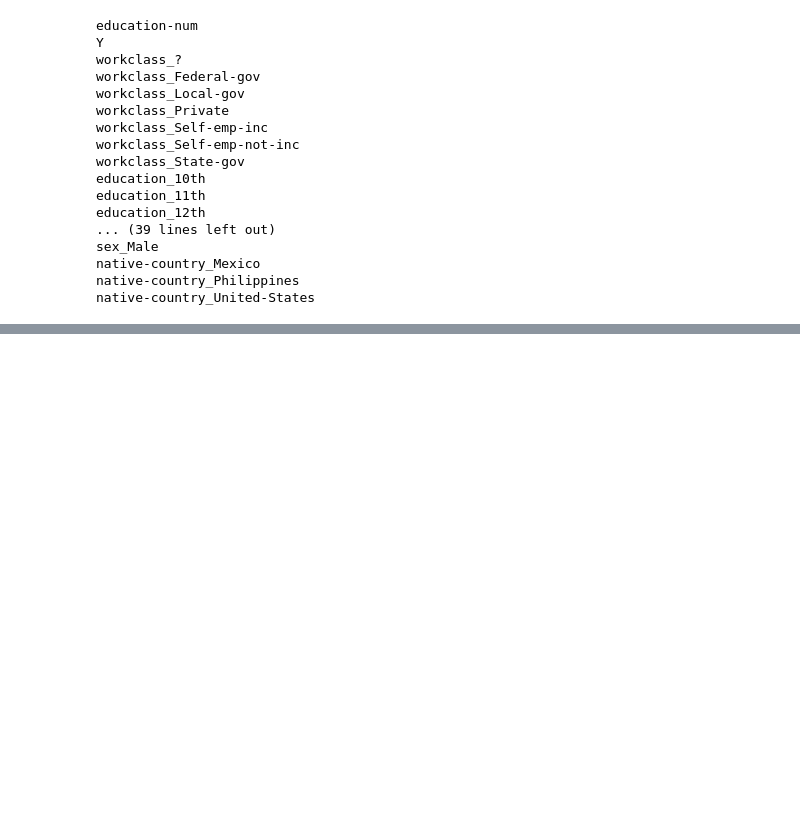
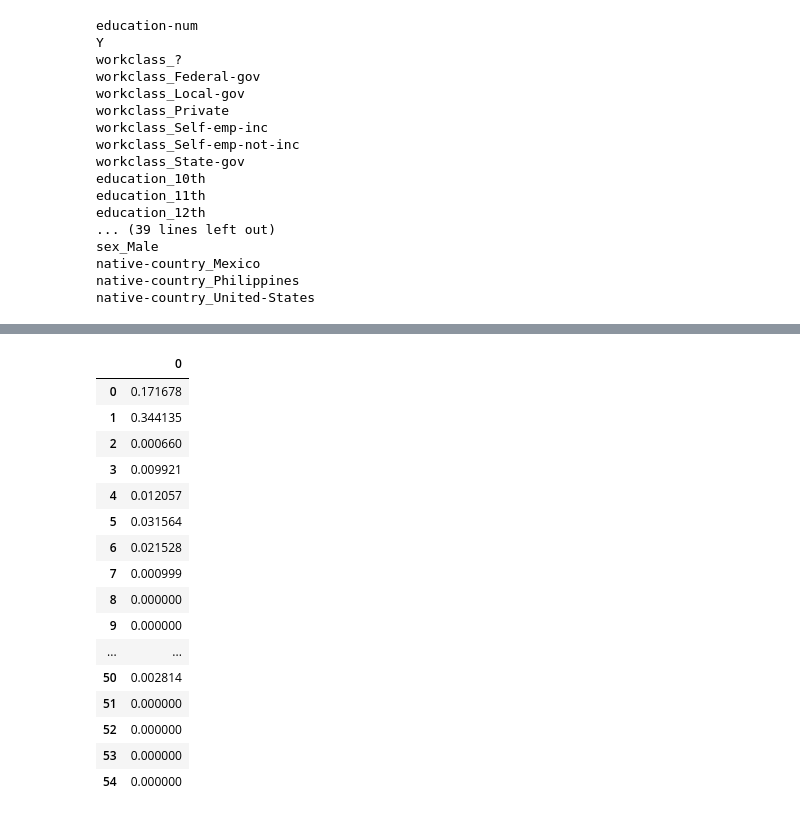
Before and after one commit to NTanaka1994/Flask_AI, a Jupyter notebook: サーバサイド/static/dataset/Untitled.ipynb, the cells around one changed output, grey strips where cells are left out. Saved outputs shown, nothing was run; the diff lists cells and outputs as text; code cells hidden in the pictures; blank space fills up the shorter version.

```diff
--- a/サーバサイド/static/dataset/Untitled.ipynb
+++ b/サーバサイド/static/dataset/Untitled.ipynb
@@ -147,3 +147,6 @@ native-country_United-States
 dfo=pd.DataFrame(x)
 dfo.columns=x_name
 dfo.to_csv("tohtml.csv",index=False,encoding="shift-jis")
+# %%
+import pandas as pd
+df=pd.read_csv("newdata.csv")
@@ -149,0 +169,32 @@ dfo.to_csv("tohtml.csv",index=False,encoding="shift-jis")
+# %%
+y_name="age"
+y=df[y_name].values
+x_table=df.drop(y_name,axis=1)
+x_name=x_table.columns
+x=x_table.values
+# %%
+from sklearn.ensemble import GradientBoostingRegressor as GBR
+model=GBR(n_estimators=25)
+model.fit(x,y)
+imp=model.feature_importances_
+# %%
+dfi=pd.DataFrame(imp)
+dfi
+# %% [output]
+|  | 0 |
+| 0 | 0.171678 |
+| 1 | 0.344135 |
+| 2 | 0.000660 |
+| 3 | 0.009921 |
+| 4 | 0.012057 |
+| 5 | 0.031564 |
+| 6 | 0.021528 |
+| 7 | 0.000999 |
+| 8 | 0.000000 |
+| 9 | 0.000000 |
+| ... | ... |
+| 50 | 0.002814 |
+| 51 | 0.000000 |
+| 52 | 0.000000 |
+| 53 | 0.000000 |
+| 54 | 0.000000 |
```
Also changed, not shown: parts of 3 cells of this notebook.
